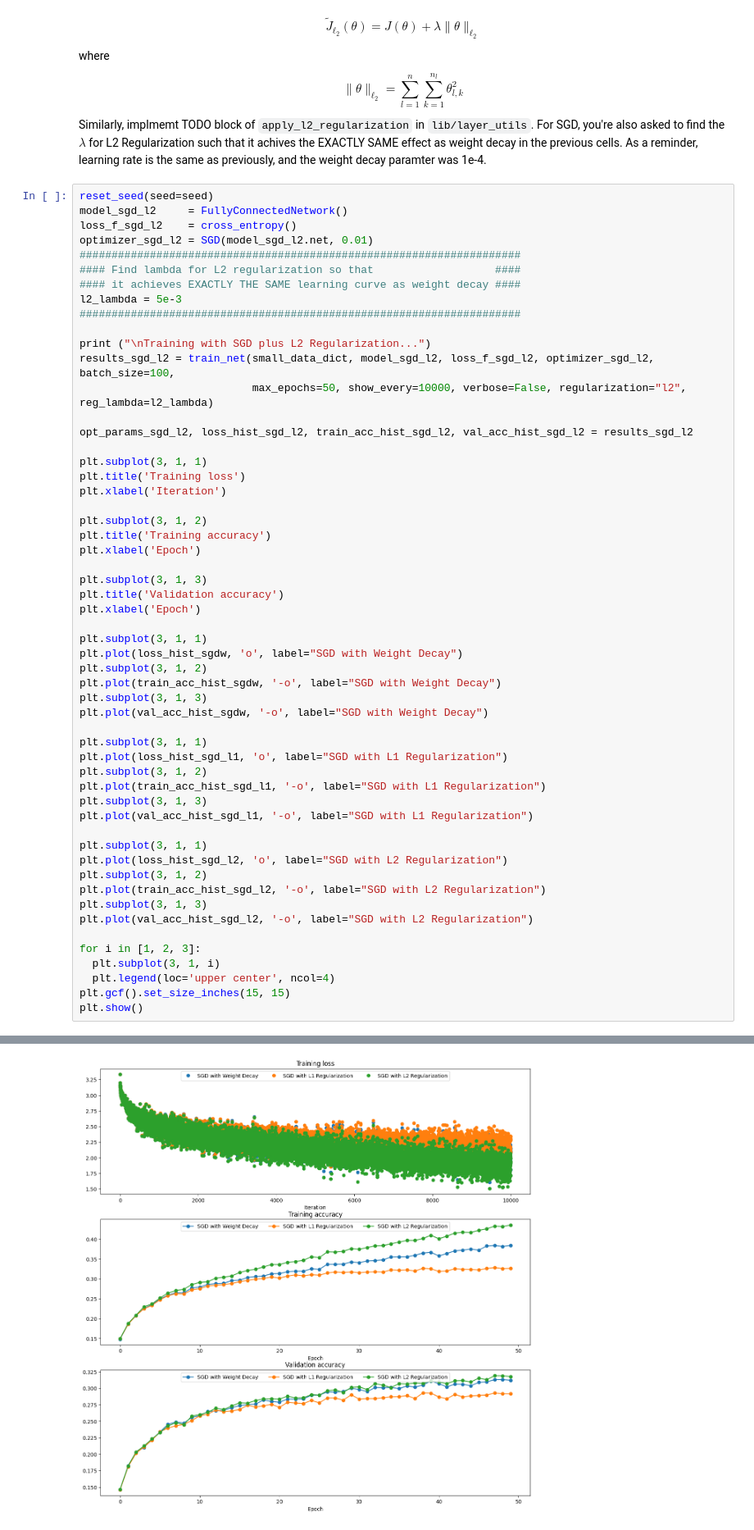
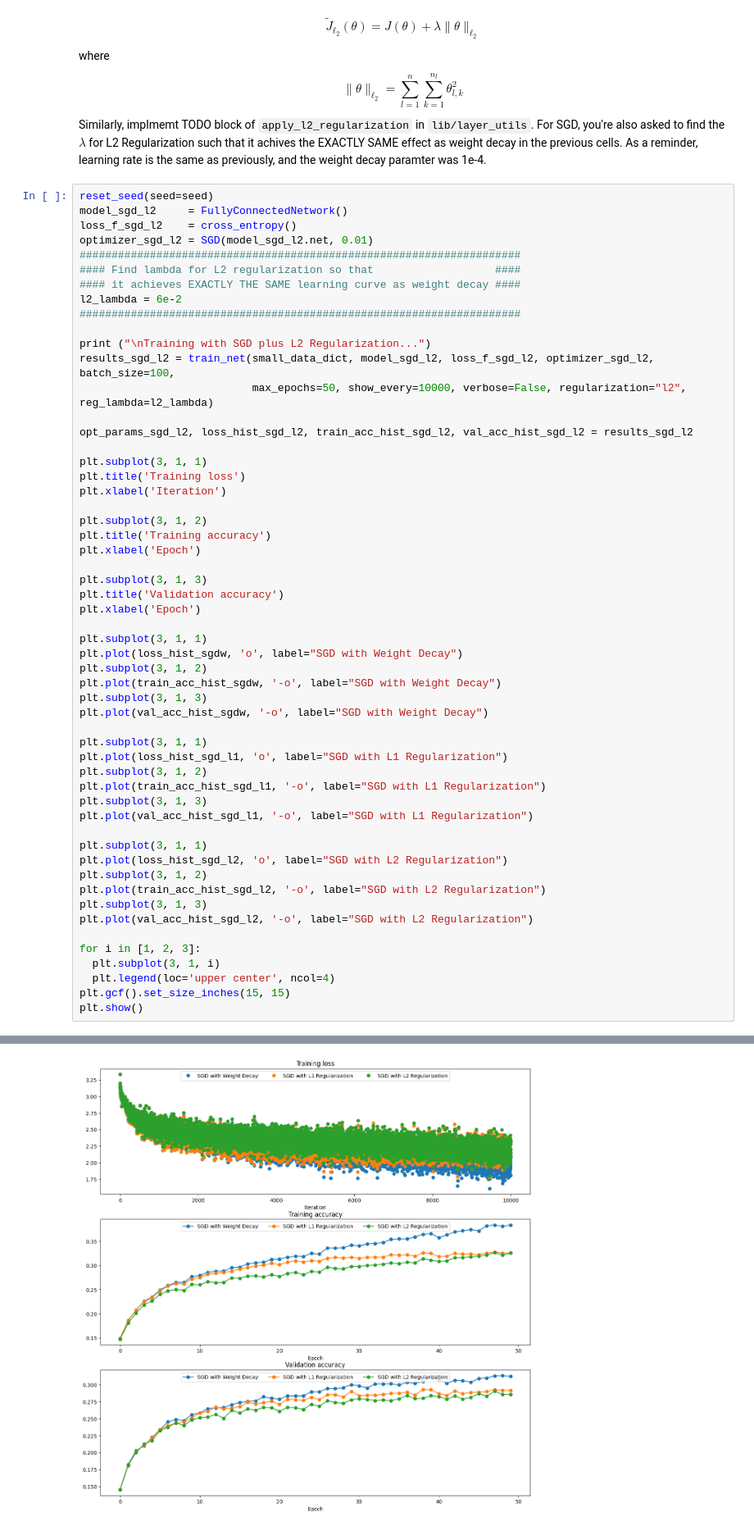
Before and after one commit to snehabandi/Deep-Learning-and-its-Applications, a Jupyter notebook: assignment1/Problem_1.ipynb, the cells around one changed output, grey strips where cells are left out. Shown at 82% size. Drawn from its saved outputs; the diff is of its cells as text.

```diff
--- a/assignment1/Problem_1.ipynb
+++ b/assignment1/Problem_1.ipynb
@@ -783,7 +787,7 @@ optimizer_sgd_l2 = SGD(model_sgd_l2.net, 0.01)
 #####################################################################
 #### Find lambda for L2 regularization so that                   ####
 #### it achieves EXACTLY THE SAME learning curve as weight decay ####
-l2_lambda = 5e-3
+l2_lambda = 6e-2
 #####################################################################
 
 print ("\nTraining with SGD plus L2 Regularization...")
@@ -805,34 +809,34 @@ plt.title('Validation accuracy')
 plt.xlabel('Epoch')
 
 plt.subplot(3, 1, 1)
 plt.plot(loss_hist_sgdw, 'o', label="SGD with Weight Decay")
 plt.subplot(3, 1, 2)
 plt.plot(train_acc_hist_sgdw, '-o', label="SGD with Weight Decay")
 plt.subplot(3, 1, 3)
 plt.plot(val_acc_hist_sgdw, '-o', label="SGD with Weight Decay")
 
 plt.subplot(3, 1, 1)
 plt.plot(loss_hist_sgd_l1, 'o', label="SGD with L1 Regularization")
 plt.subplot(3, 1, 2)
 plt.plot(train_acc_hist_sgd_l1, '-o', label="SGD with L1 Regularization")
 plt.subplot(3, 1, 3)
 plt.plot(val_acc_hist_sgd_l1, '-o', label="SGD with L1 Regularization")
 
 plt.subplot(3, 1, 1)
 plt.plot(loss_hist_sgd_l2, 'o', label="SGD with L2 Regularization")
 plt.subplot(3, 1, 2)
 plt.plot(train_acc_hist_sgd_l2, '-o', label="SGD with L2 Regularization")
 plt.subplot(3, 1, 3)
 plt.plot(val_acc_hist_sgd_l2, '-o', label="SGD with L2 Regularization")
 
 for i in [1, 2, 3]:
   plt.subplot(3, 1, i)
   plt.legend(loc='upper center', ncol=4)
 plt.gcf().set_size_inches(15, 15)
 plt.show()
 # %% [output]
 Training with SGD plus L2 Regularization...
-[figure, old version]
+[figure, new version]
 # %% [markdown]
 ## Adam [2pt]
 The update rule of Adam is as shown below:
```
Also changed, not shown: parts of 12 cells of this notebook, 1 other file.
